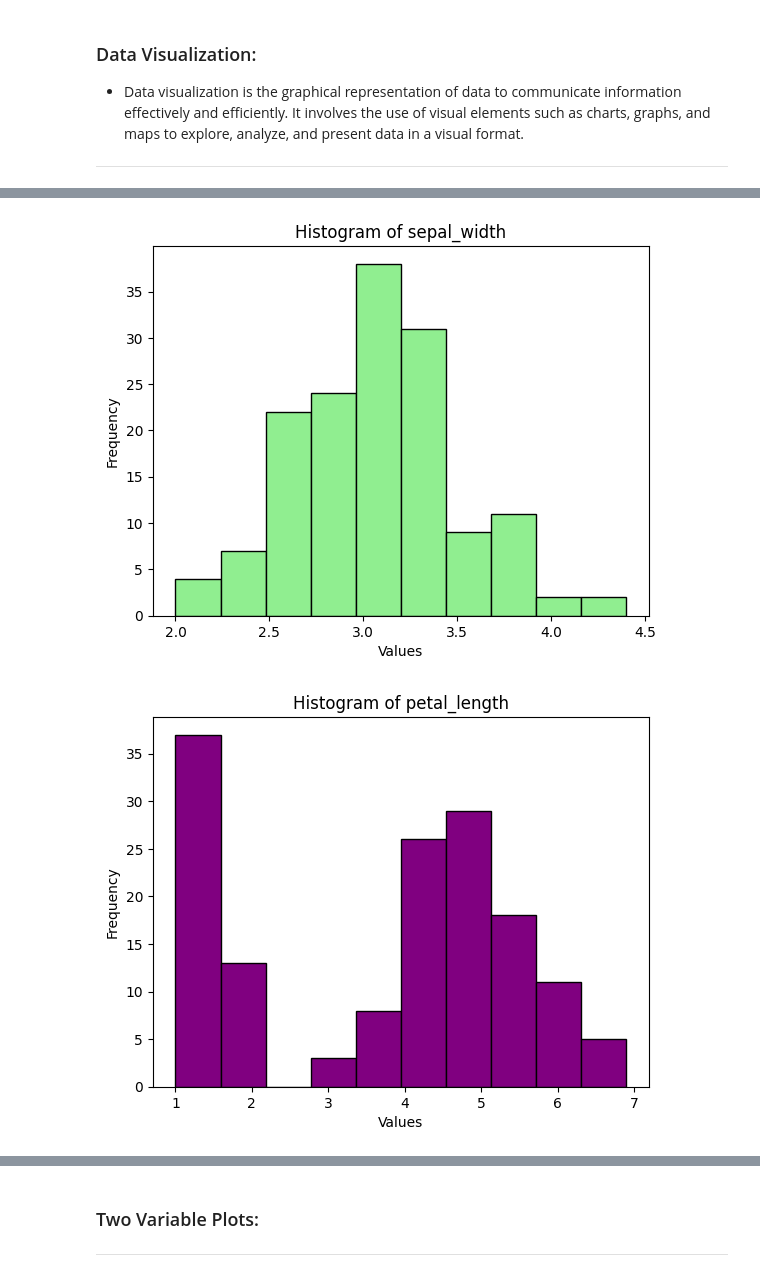
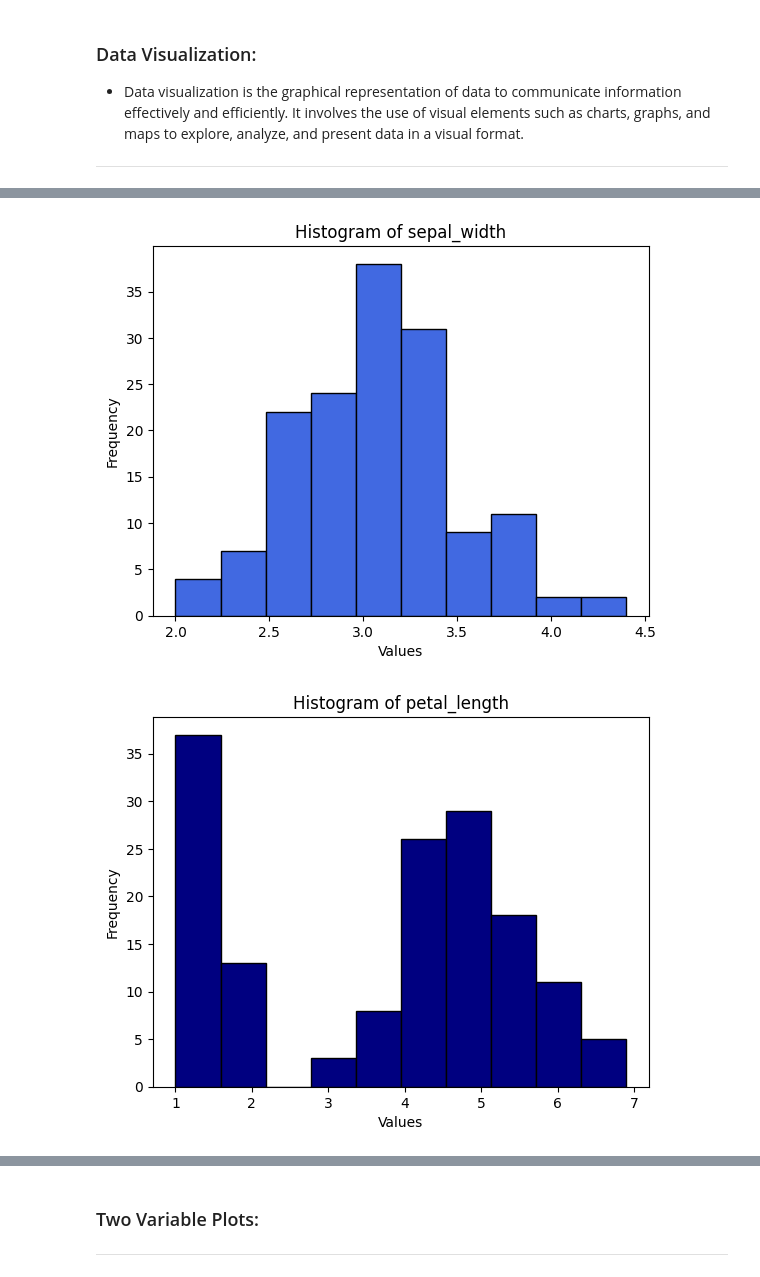
Before and after one commit to CarlosRigueti/pands-project, a Jupyter notebook: analysis.ipynb, the cells around one changed output, grey strips where cells are left out. Cells and saved outputs as stored; diff of their text form; code cells hidden in the pictures.

```diff
--- a/analysis.ipynb
+++ b/analysis.ipynb
@@ -230,17 +243,17 @@ plt.show()
 # %%
 # Define colors for each column
-colors = {'sepal_length': 'lightblue', 'sepal_width': 'lightgreen', 'petal_length': 'purple', 'petal_width': 'orange'}
+colors = {'sepal_length': 'lightblue', 'sepal_width': 'royalblue', 'petal_length': 'navy', 'petal_width': 'slateblue'}
 
 # Histogram in PNG files
 for column, color in colors.items():
     plt.figure()  # Create a new figure for each histogram.
     plt.hist(df[column], color=color, edgecolor='black', linewidth=1)  # Create histogram for column with specified edgecolor, linewidth, and color.
     plt.title(f'Histogram of {column}')  # Set title for the histogram.
     plt.xlabel('Values')  # Set xlabel for the histogram.
     plt.ylabel('Frequency')  # Set ylabel for the histogram.
     plt.savefig(f'{column}_histogram.png', bbox_inches='tight')  # Save the histogram as a PNG file.
     plt.show()  # Show the histogram
 # %% [output]
 [figure]
-[figure, old version]
+[figure, new version]
-[figure, old version]
+[figure, new version]
```
Also changed, not shown: parts of 11 cells of this notebook, 5 other files.
